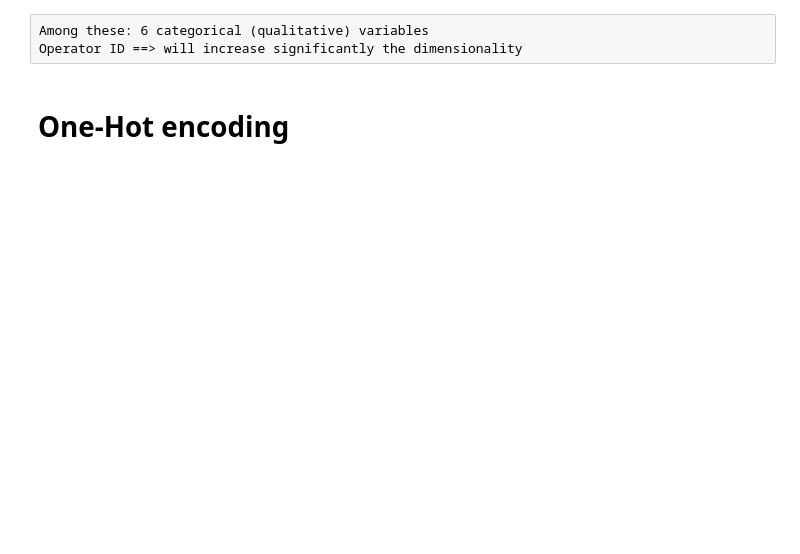
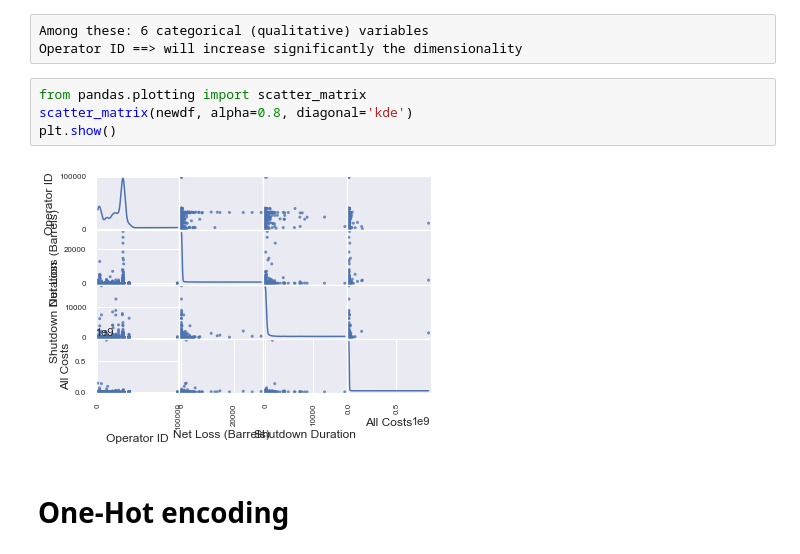
Before and after one commit to AlbandeB/Python-project, a Jupyter notebook: Pipeline Accident Cost Prediction Project.ipynb, the cells around one changed output. Saved outputs shown, nothing was run; the diff lists cells and outputs as text; blank space fills up the shorter version.

```diff
--- a/Pipeline Accident Cost Prediction Project.ipynb
+++ b/Pipeline Accident Cost Prediction Project.ipynb
@@ -346,6 +351,12 @@ memory usage: 196.6+ KB
 # %% [raw]
 Among these: 6 categorical (qualitative) variables
 Operator ID ==> will increase significantly the dimensionality
+# %%
+from pandas.plotting import scatter_matrix
+scatter_matrix(newdf, alpha=0.8, diagonal='kde')
+plt.show()
+# %% [output]
+[figure, added]
 # %% [markdown]
 # One-Hot encoding
 # %%
```
Also changed, not shown: parts of 14 cells of this notebook.
